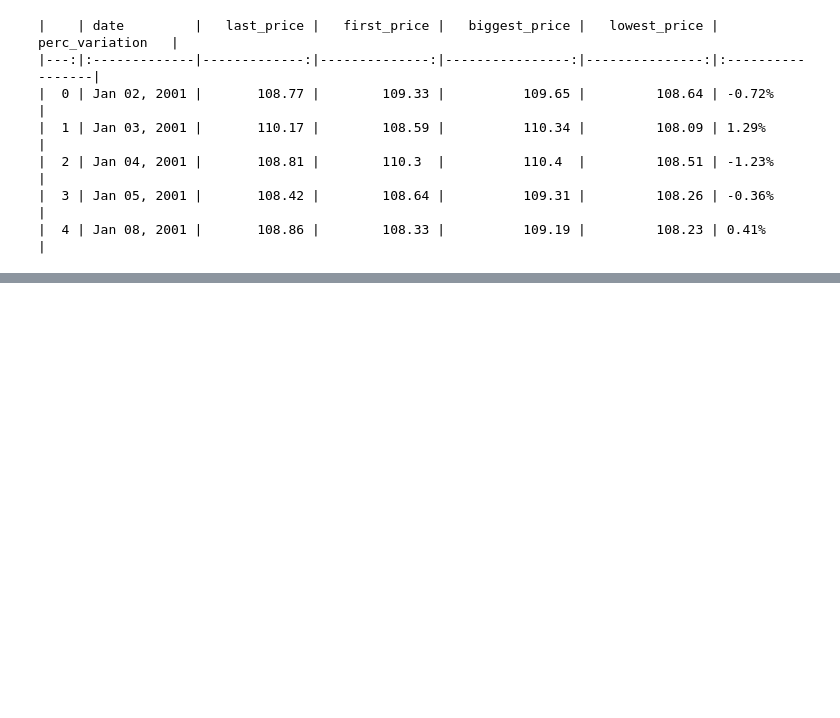
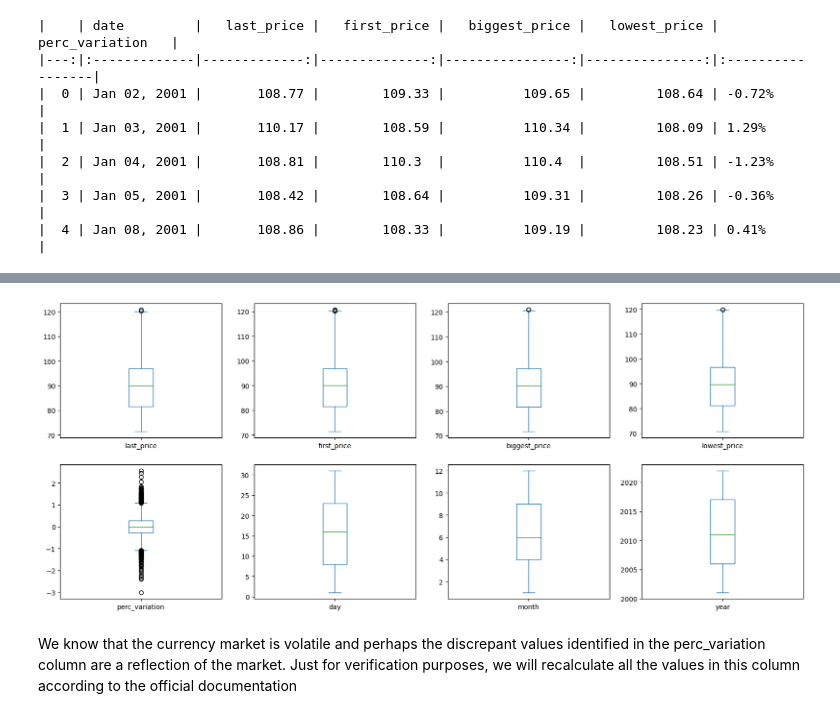
Before and after one commit to martinsphl/MAI5035, a Jupyter notebook: TAREFA_1_2.ipynb, the cells around one changed output, grey strips where cells are left out. Saved outputs shown, nothing was run; the diff lists cells and outputs as text; code cells hidden in the pictures; blank space fills up the shorter version.

```diff
--- a/TAREFA_1_2.ipynb
+++ b/TAREFA_1_2.ipynb
@@ -63,0 +151,8 @@ print(df.head(5).to_markdown())
+# %%
+# Finally verifying if there is any outlier values based on IQR technique
+df.plot(kind = 'box', subplots = True, layout = (2,4), sharex = False, sharey = False, figsize = (20,8))
+plt.show()
+# %% [output]
+[figure, added]
+# %% [markdown]
+We know that the currency market is volatile and perhaps the discrepant values identified in the perc_variation column are a reflection of the market. Just for verification purposes, we will recalculate all the values in this column according to the official documentation
```
Also changed, not shown: parts of 24 cells of this notebook.
